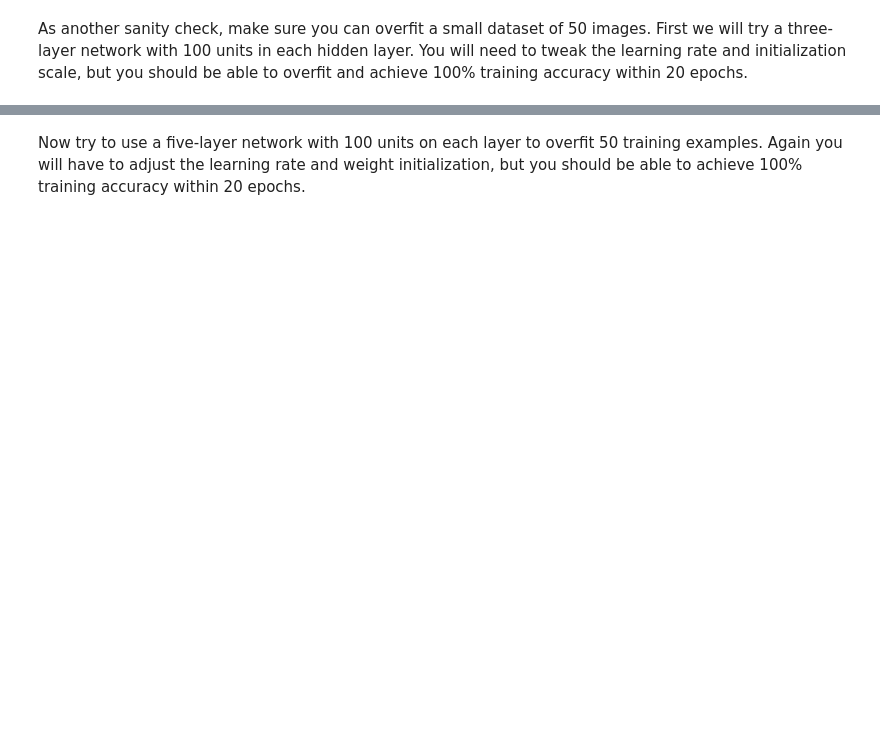
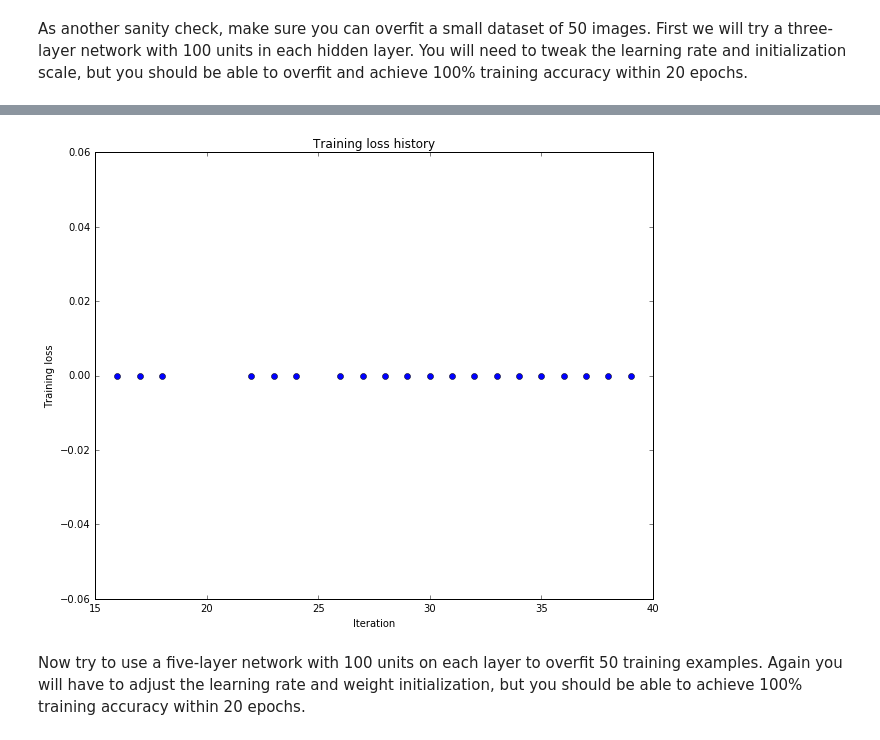
Before and after one commit to s4sarath/cs231n_2015_solutions, a Jupyter notebook: assignment2/FullyConnectedNets.ipynb, the cells around one changed output, grey strips where cells are left out. Drawn from its saved outputs; the diff is of its cells as text; code cells hidden in the pictures; blank space fills up the shorter version.

```diff
--- a/assignment2/FullyConnectedNets.ipynb
+++ b/assignment2/FullyConnectedNets.ipynb
@@ -414,17 +428,18 @@ small_data = {
   'y_val': data['y_val'],
 }
 
-weight_scale = 1e-2
-learning_rate = 1e-4
+weight_scale= 0.512393433746
+learning_rate= 0.000124592042834
+
 model = FullyConnectedNet([100, 100],
               weight_scale=weight_scale, dtype=np.float64)
-solver = Solver(model, small_data,
-                print_every=10, num_epochs=20, batch_size=25,
-                update_rule='sgd',
-                optim_config={
-                  'learning_rate': learning_rate,
-                }
-         )
+solver = Solver (model, small_data,
+                 print_every=10, num_epochs=20, batch_size=25,
+                 update_rule='sgd',
+                 optim_config={
+                   'learning_rate': learning_rate,
+                 }
+                )
 solver.train()
 
 plt.plot(solver.loss_history, 'o')
@@ -432,3 +447,4 @@ plt.title('Training loss history')
 plt.xlabel('Iteration')
 plt.ylabel('Training loss')
 plt.show()
+# %% [output]
@@ -435,3 +468,4 @@ plt.show()
+[figure, added]
 # %% [markdown]
 Now try to use a five-layer network with 100 units on each layer to overfit 50 training examples. Again you will have to adjust the learning rate and weight initialization, but you should be able to achieve 100% training accuracy within 20 epochs.
 # %%
```
Also changed, not shown: parts of 10 cells of this notebook, 2 other files.
